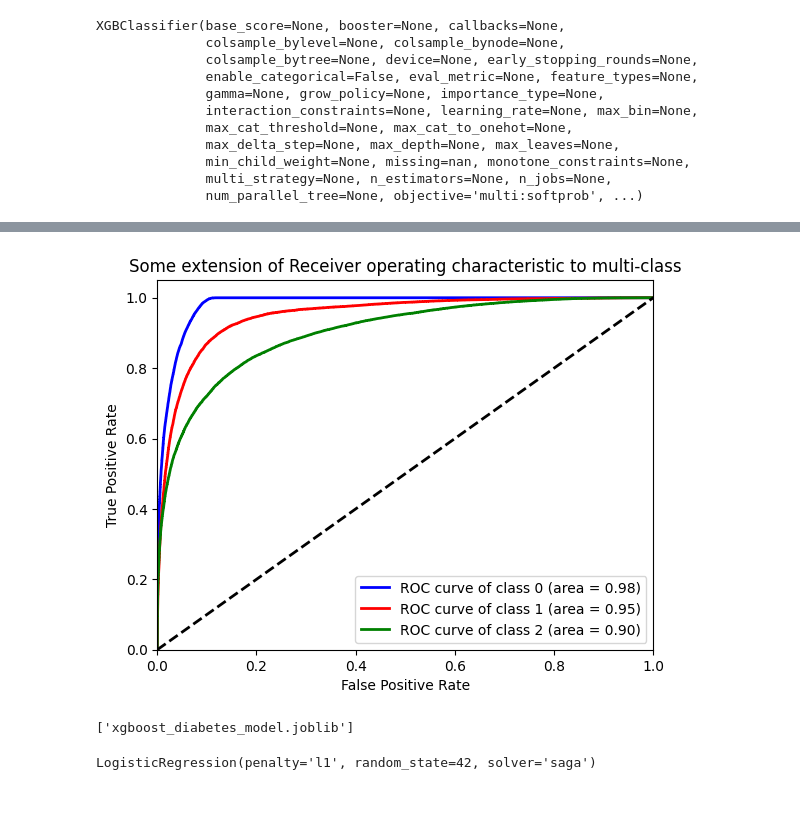
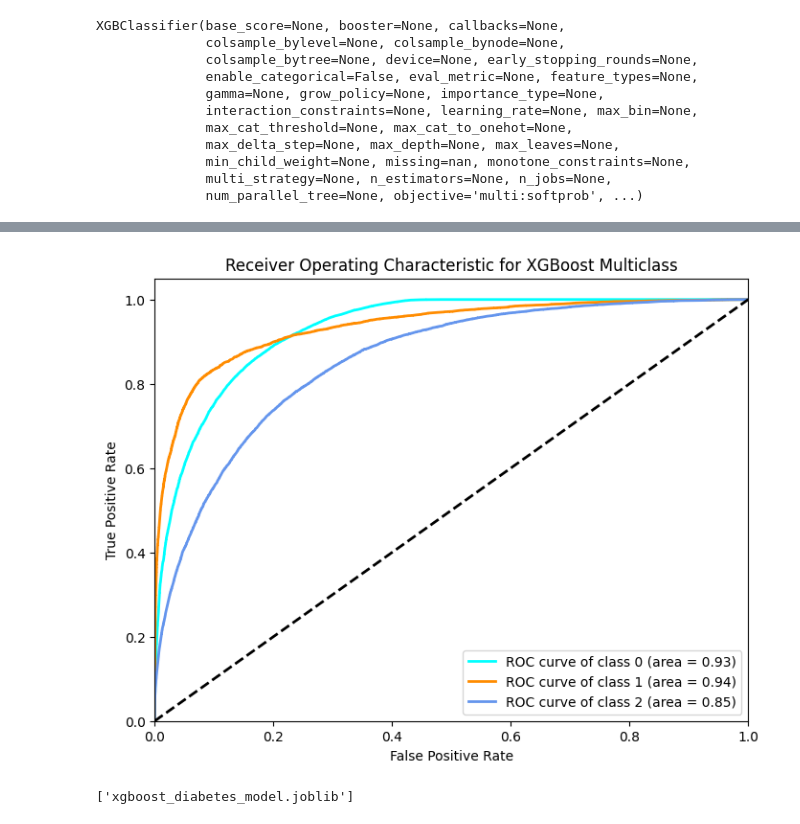
Before and after one commit to EugeneJosephCruz/Health-Indicators, a Jupyter notebook: notebooks/omar.ipynb, the cells around one changed output, grey strips where cells are left out. Saved outputs shown, nothing was run; the diff lists cells and outputs as text; code cells hidden in the pictures.

Commit message:
model update

```diff
--- a/notebooks/omar.ipynb
+++ b/notebooks/omar.ipynb
@@ -41 +31,7 @@ dtype: int64
+# %%
+# Select features for the prediction model
+features_to_use = ['HighBP', 'HighChol', 'BMI', 'Smoker', 'Stroke', 'HeartDiseaseorAttack',
+                   'PhysActivity', 'DiffWalk', 'Sex', 'Age',]
+X = df_full[features_to_use]
+y = df_full['Diabetes_012']
 # %%
@@ -49,7 +45,3 @@ X_train, X_test, y_train, y_test = train_test_split(X_sm, y_sm, test_size=0.2, r
 scaler = StandardScaler()
 X_train_scaled = scaler.fit_transform(X_train)
 X_test_scaled = scaler.transform(X_test)
-# %%
-rf = RandomForestClassifier(random_state=42)
-
-rf.fit(X_train_scaled, y_train)
@@ -150,52 +134,19 @@ XGBoost ROC AUC: 0.9438301377471376
 # %%
-from sklearn.metrics import roc_curve, auc
-import matplotlib.pyplot as plt
-from sklearn.preprocessing import label_binarize
-import numpy as np
-
-# Assuming y_pred_xgb_proba is the predicted probability for each class from XGBoost
-# And y_test is your true class labels
-
-# Binarize the output for multiclass ROC
-y_test_bin = label_binarize(y_test, classes=np.unique(y_test))
-n_classes = y_test_bin.shape[1]
-
-# Compute ROC curve and ROC area for each class
-fpr = dict()
-tpr = dict()
-roc_auc = dict()
-for i in range(n_classes):
-    fpr[i], tpr[i], _ = roc_curve(y_test_bin[:, i], y_pred_xgb_proba[:, i])
-    roc_auc[i] = auc(fpr[i], tpr[i])
-
-# Aggregate all false positive rates
-all_fpr = np.unique(np.concatenate([fpr[i] for i in range(n_classes)]))
-
-# Then interpolate all ROC curves at these points
-mean_tpr = np.zeros_like(all_fpr)
-for i in range(n_classes):
-    mean_tpr += np.interp(all_fpr, fpr[i], tpr[i])
-
-# Finally average it and compute AUC
-mean_tpr /= n_classes
-
-# Plot all ROC curves
-plt.figure()
-
-colors = ['blue', 'red', 'green']
+# Plotting ROC curve for each class
+plt.figure(figsize=(8, 6))
+colors = cycle(['aqua', 'darkorange', 'cornflowerblue'])
 for i, color in zip(range(n_classes), colors):
     plt.plot(fpr[i], tpr[i], color=color, lw=2,
-             label='ROC curve of class {0} (area = {1:0.2f})'
-             ''.format(i, roc_auc[i]))
+             label='ROC curve of class {0} (area = {1:0.2f})'.format(i, roc_auc[i]))
 
 plt.plot([0, 1], [0, 1], 'k--', lw=2)
 plt.xlim([0.0, 1.0])
 plt.ylim([0.0, 1.05])
 plt.xlabel('False Positive Rate')
 plt.ylabel('True Positive Rate')
-plt.title('Some extension of Receiver operating characteristic to multi-class')
+plt.title('Receiver Operating Characteristic for XGBoost Multiclass')
 plt.legend(loc="lower right")
 plt.show()
 # %% [output]
-[figure, old version]
+[figure, new version]
 # %%
@@ -227,5 +157,0 @@ X_test_scaled = scaler.transform(X_test)
-# %%
-log_reg = LogisticRegression(penalty='l1', solver='saga', random_state=42)
-log_reg.fit(X_train_scaled, y_train)
-# %% [output]
-LogisticRegression(penalty='l1', random_state=42, solver='saga')
```
Also changed, not shown: parts of 19 cells of this notebook.
